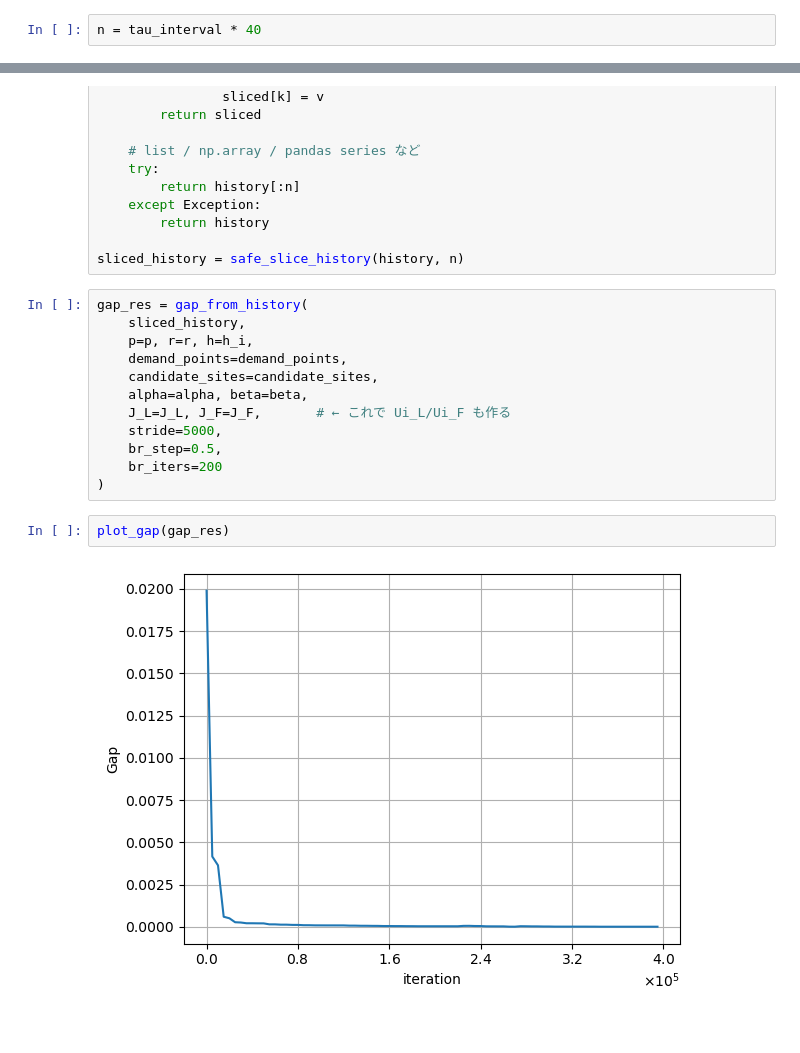
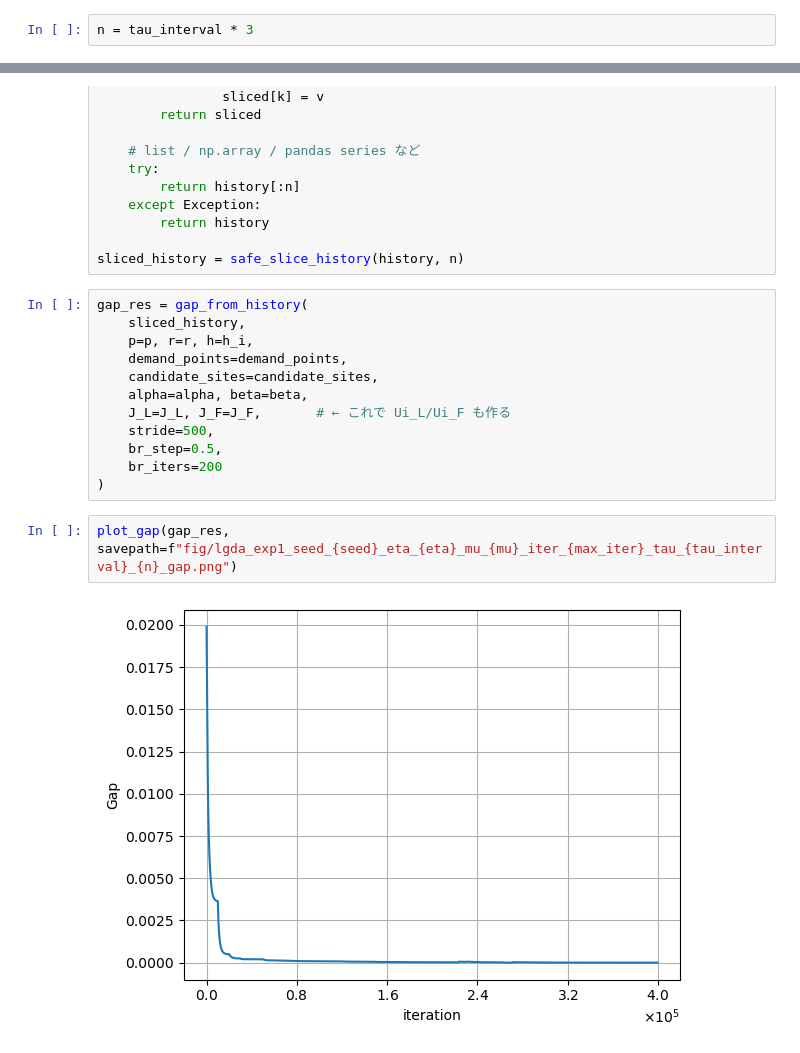
Before and after one commit to datty00725/allocate-probrem, a Jupyter notebook: mutation_lambda/plot_from_npz_sep.ipynb, the cells around one changed output, grey strips where cells are left out. Saved outputs shown, nothing was run; the diff lists cells and outputs as text.

```diff
--- a/mutation_lambda/plot_from_npz_sep.ipynb
+++ b/mutation_lambda/plot_from_npz_sep.ipynb
@@ -42,7 +42,7 @@ history = {k: data[k] for k in data.files}
 demand_points = history["demand_points"]
 candidate_sites = history["candidate_sites"]
 # %%
-n = tau_interval * 40
+n = tau_interval * 3
 # %%
 def safe_slice_history(history, n):
     if n is None:
@@ -72,14 +72,14 @@ gap_res = gap_from_history(
     candidate_sites=candidate_sites,
     alpha=alpha, beta=beta,
     J_L=J_L, J_F=J_F,       # ← これで Ui_L/Ui_F も作る
-    stride=5000,
+    stride=500,
     br_step=0.5,
     br_iters=200
 )
 # %%
-plot_gap(gap_res)
+plot_gap(gap_res, savepath=f"fig/lgda_exp1_seed_{seed}_eta_{eta}_mu_{mu}_iter_{max_iter}_tau_{tau_interval}_{n}_gap.png")
 # %% [output]
-[figure, old version]
+[figure, new version]
 # %%
 def safe_slice_history(history, n):
     if n is None:
```
Also changed, not shown: parts of 2 cells of this notebook, 2 other files.
